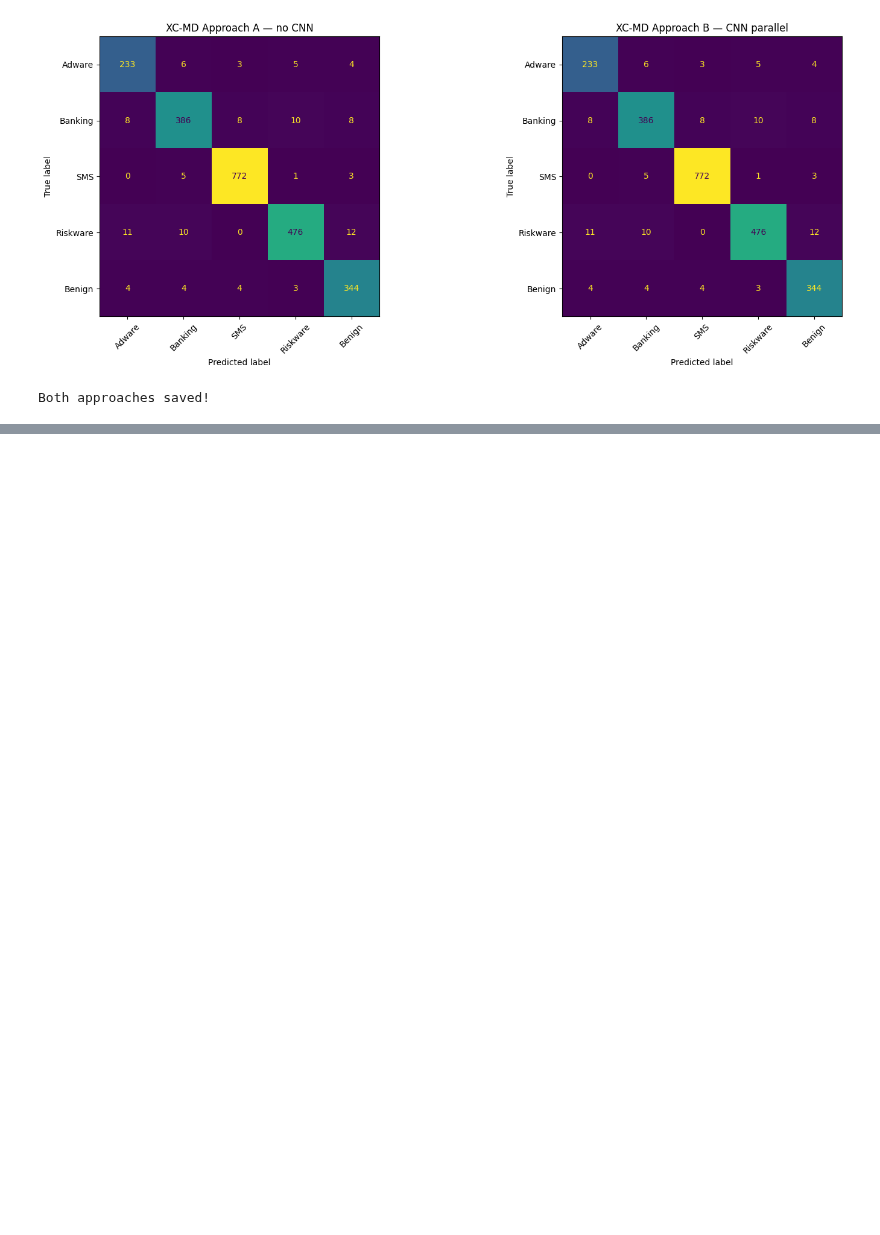
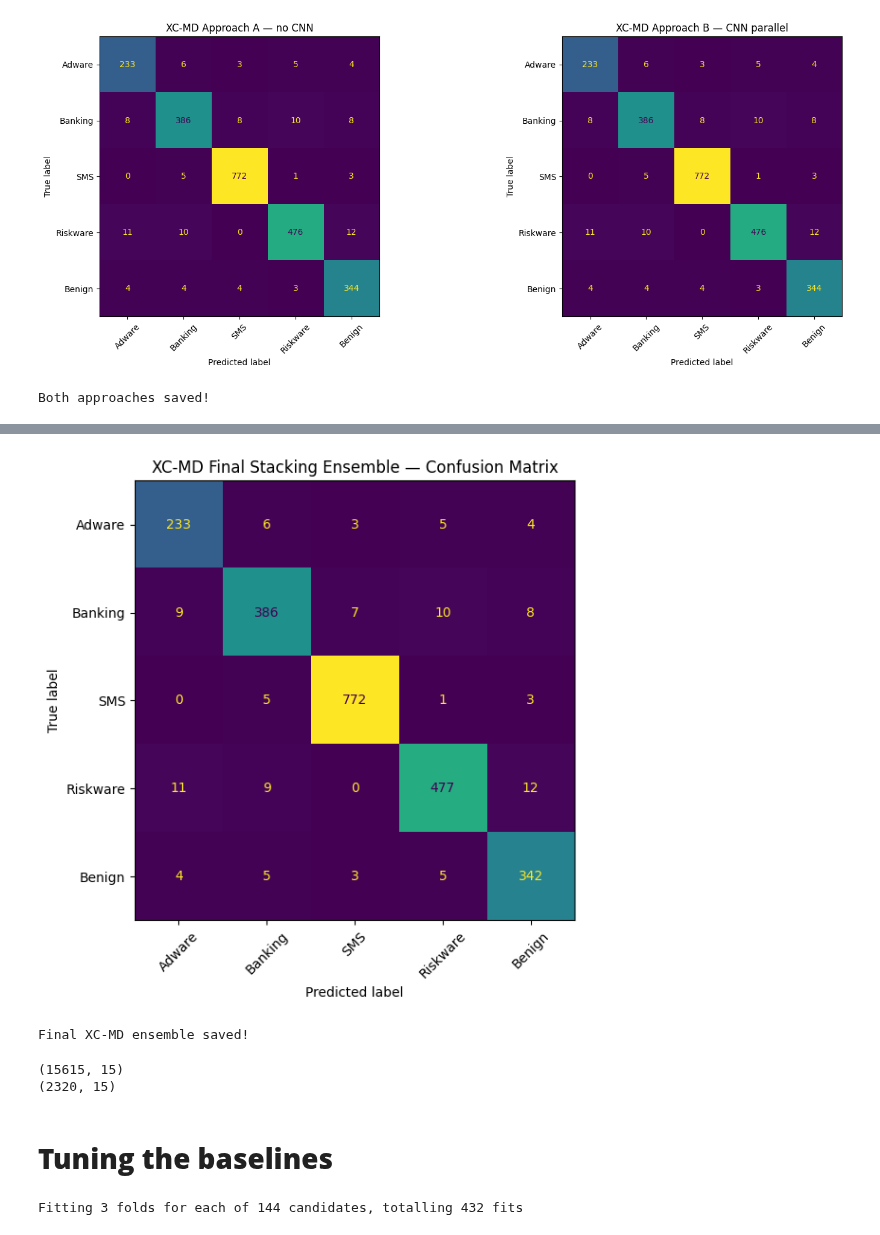
Before and after one commit to S-0120/XAI, a Jupyter notebook: XAI_Project.ipynb, the cells around one changed output, grey strips where cells are left out. Saved outputs shown, nothing was run; the diff lists cells and outputs as text; code cells hidden in the pictures; blank space fills up the shorter version.

```diff
--- a/XAI_Project.ipynb
+++ b/XAI_Project.ipynb
@@ -1164,3 +1252,10 @@ np.save(MODELS_PATH + 'cnn_parallel_proba.npy', cnn_parallel_proba)
 print("Both approaches saved!")
 # %% [output]
 Both approaches saved!
+# %%
+# RF(5) + XGB(5) + LightGBM(5) = 15 meta-features
+meta_train_final = np.hstack([rf_oof, xgb_oof, lgbm_oof])
+meta_test_final  = np.hstack([rf_test, xgb_test, lgbm_base_test])
+
+print(f"Final meta-train: {meta_train_final.shape} → expect (15615, 15)")
+print(f"Final meta-test:  {meta_test_final.shape}  → expect (2320, 15)")
@@ -1166,0 +1265,10 @@ Both approaches saved!
+# %%
+lr_final = LogisticRegression(max_iter=1000, random_state=42, C=1.0)
+lr_final.fit(meta_train_final, y_train_res)
+preds_final = lr_final.predict(meta_test_final)
+
+print("=== XC-MD Final Ensemble: RF + XGBoost + LightGBM → LR ===")
+print(f"Accuracy: {accuracy_score(y_test, preds_final):.4f}")
+print("\nClassification Report:")
+print(classification_report(y_test, preds_final,
+      target_names=['Adware','Banking','SMS','Riskware','Benign']))
@@ -1166,0 +1312,58 @@ Both approaches saved!
+# %%
+fig, ax = plt.subplots(figsize=(8, 6))
+cm = confusion_matrix(y_test, preds_final)
+disp = ConfusionMatrixDisplay(cm,
+       display_labels=['Adware','Banking','SMS','Riskware','Benign'])
+disp.plot(ax=ax, colorbar=False)
+ax.set_title('XC-MD Final Stacking Ensemble — Confusion Matrix')
+plt.xticks(rotation=45)
+plt.tight_layout()
+plt.show()
+# %% [output]
+[figure, added]
+# %%
+joblib.dump(lr_final, MODELS_PATH + 'lr_meta_final.pkl')
+np.save(MODELS_PATH + 'meta_train_final.npy', meta_train_final)
+np.save(MODELS_PATH + 'meta_test_final.npy',  meta_test_final)
+
+print("Final XC-MD ensemble saved!")
+# %% [output]
+Final XC-MD ensemble saved!
+# %%
+print(meta_train_final.shape)
+print(meta_test_final.shape)
+# %% [output]
+(15615, 15)
+(2320, 15)
+# %% [markdown]
+# **Tuning the baselines**
+# %%
+from sklearn.model_selection import GridSearchCV
+
+xgb_params = {
+    'n_estimators': [200, 300, 500],
+    'max_depth': [4, 6, 8],
+    'learning_rate': [0.05, 0.1],
+    'subsample': [0.8, 1.0],
+    'colsample_bytree': [0.8, 1.0],
+    'min_child_weight': [1, 3]
+}
+
+xgb_grid = GridSearchCV(
+    XGBClassifier(random_state=42, n_jobs=-1, eval_metric='mlogloss'),
+    param_grid=xgb_params,
+    cv=3,
+    scoring='accuracy',
+    n_jobs=-1,
+    verbose=1
+)
+xgb_grid.fit(X_train_final, y_train_res)
+
+xgb_tuned = xgb_grid.best_estimator_
+xgb_tuned_preds = xgb_tuned.predict(X_test_final)
+
+print(f"\nBest XGBoost params:         {xgb_grid.best_params_}")
+print(f"Best CV accuracy:            {xgb_grid.best_score_:.4f}")
+print(f"Tuned XGBoost test accuracy: {accuracy_score(y_test, xgb_tuned_preds):.4f}")
+# %% [output]
+Fitting 3 folds for each of 144 candidates, totalling 432 fits
```
Also changed, not shown: parts of 20 cells of this notebook.
